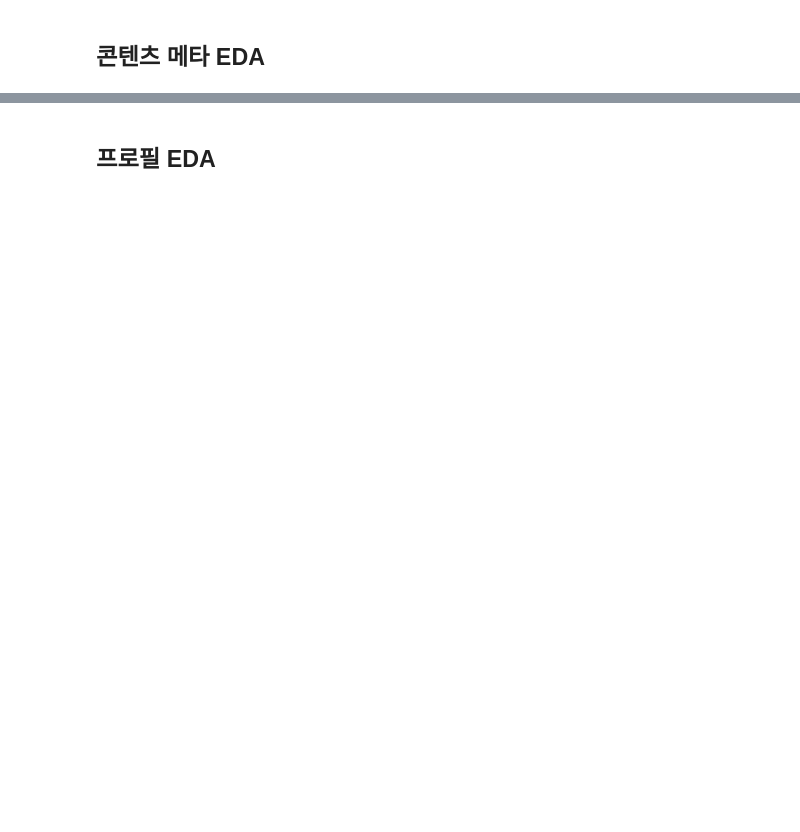
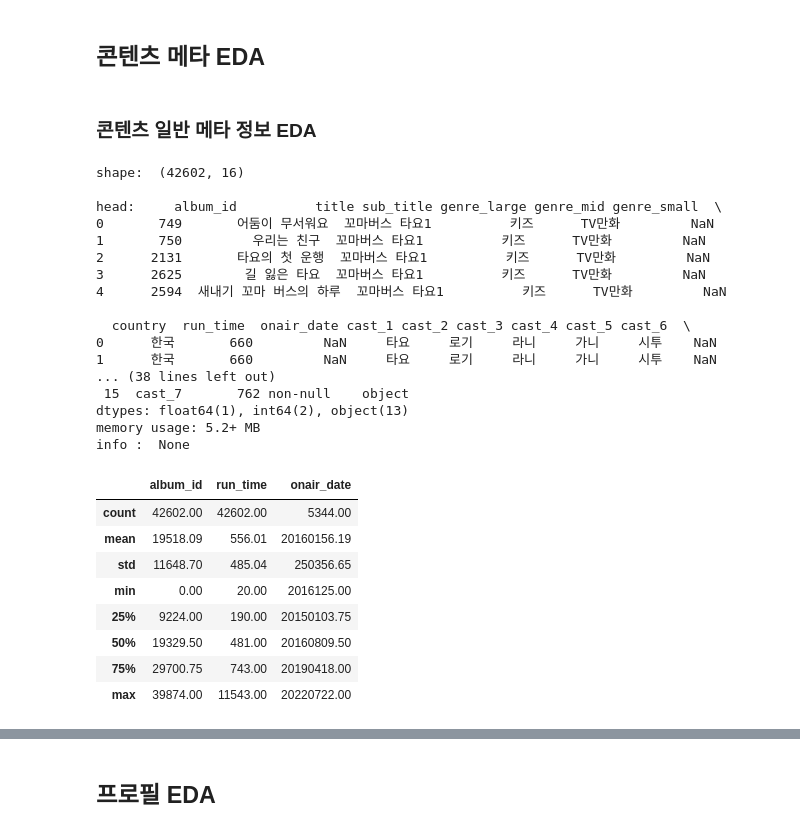
Before and after one commit to keunjoo-tak/Uplus_AI, a Jupyter notebook: eda.ipynb, the cells around one changed output, grey strips where cells are left out. Saved outputs shown, nothing was run; the diff lists cells and outputs as text; code cells hidden in the pictures; blank space fills up the shorter version.

```diff
--- a/eda.ipynb
+++ b/eda.ipynb
@@ -412,2 +443,43 @@ Name: act_target_dtl, dtype: int64
 # %% [markdown]
 ## 콘텐츠 메타 EDA
+# %% [markdown]
+### 콘텐츠 일반 메타 정보 EDA
+# %%
+# history_df1 = history_df.drop_duplicates(subset=None, keep='first')
+
+print('shape: ', meta_df.shape,'\n')
+
+print('head: ', meta_df.head(),'\n')
+print('shape: ', meta_df.shape,'\n')
+print('colname: ', meta_df.columns,'\n')
+print('info : ', meta_df.info(),'\n')
+# print('describe : ', history_df.describe())
+
+meta_df.describe()
+# %% [output]
+shape:  (42602, 16)
+
+head:     album_id          title sub_title genre_large genre_mid genre_small  \
+0       749       어둠이 무서워요  꼬마버스 타요1          키즈      TV만화         NaN
+1       750         우리는 친구  꼬마버스 타요1          키즈      TV만화         NaN
+2      2131       타요의 첫 운행  꼬마버스 타요1          키즈      TV만화         NaN
+3      2625        길 잃은 타요  꼬마버스 타요1          키즈      TV만화         NaN
+4      2594  새내기 꼬마 버스의 하루  꼬마버스 타요1          키즈      TV만화         NaN
+
+  country  run_time  onair_date cast_1 cast_2 cast_3 cast_4 cast_5 cast_6  \
+0      한국       660         NaN     타요     로기     라니     가니     시투    NaN
+1      한국       660         NaN     타요     로기     라니     가니     시투    NaN
+... (38 lines left out)
+ 15  cast_7       762 non-null    object
+dtypes: float64(1), int64(2), object(13)
+memory usage: 5.2+ MB
+info :  None
+|  | album_id | run_time | onair_date |
+| count | 42602.00 | 42602.00 | 5344.00 |
+| mean | 19518.09 | 556.01 | 20160156.19 |
+| std | 11648.70 | 485.04 | 250356.65 |
+| min | 0.00 | 20.00 | 2016125.00 |
+| 25% | 9224.00 | 190.00 | 20150103.75 |
+| 50% | 19329.50 | 481.00 | 20160809.50 |
+| 75% | 29700.75 | 743.00 | 20190418.00 |
+| max | 39874.00 | 11543.00 | 20220722.00 |
```
Also changed, not shown: parts of 13 cells of this notebook, 1 other file.
